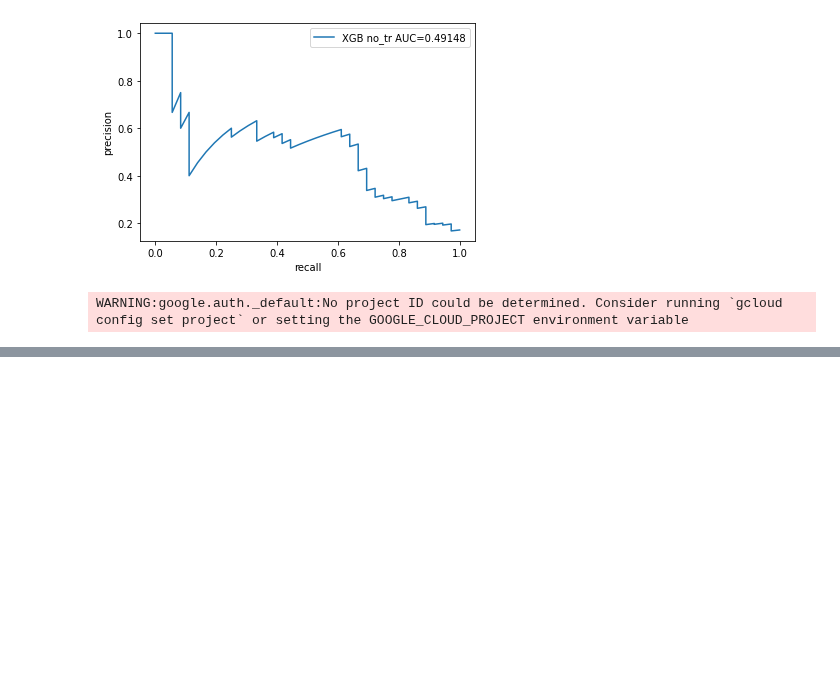
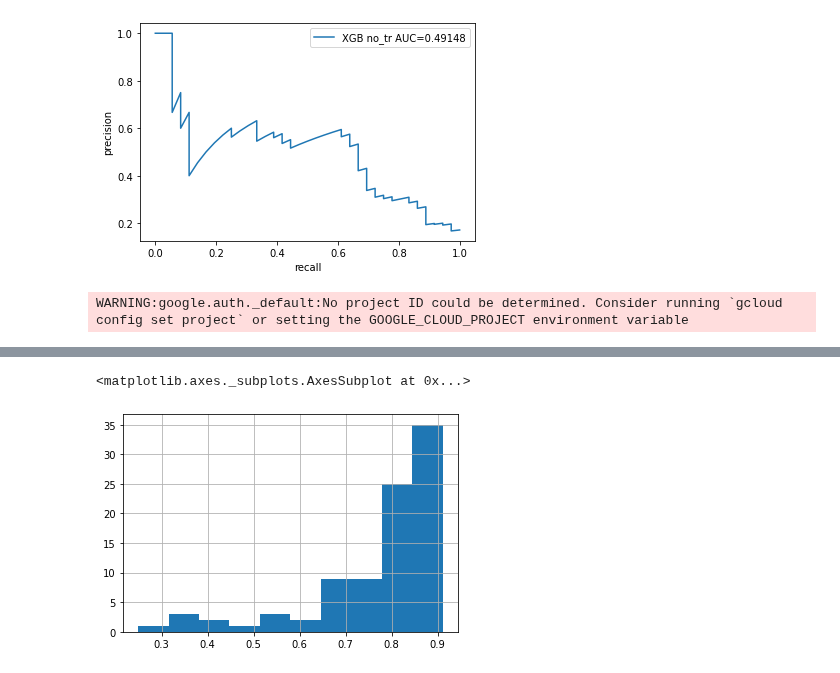
Before and after one commit to jglaser/gigadocking_notebooks, a Jupyter notebook: ML.ipynb, the cells around one changed output, grey strips where cells are left out. Saved outputs shown, nothing was run; the diff lists cells and outputs as text; code cells hidden in the pictures; blank space fills up the shorter version.

```diff
--- a/ML.ipynb
+++ b/ML.ipynb
@@ -643,0 +662,2 @@ WARNING:google.auth._default:No project ID could be determined. Consider running
+# %%
+df_xgboost_rf2_grouped = df_xgboost_rf2.groupby(['enamine_id','residual_activity']).max(['xgb_score']).reset_index()
@@ -643,0 +696,5 @@ WARNING:google.auth._default:No project ID could be determined. Consider running
+# %%
+df_xgboost_rf2_grouped['xgb_score'].hist()
+# %% [output]
+<matplotlib.axes._subplots.AxesSubplot at 0x...>
+[figure, added]
```
Also changed, not shown: parts of 6 cells of this notebook.
